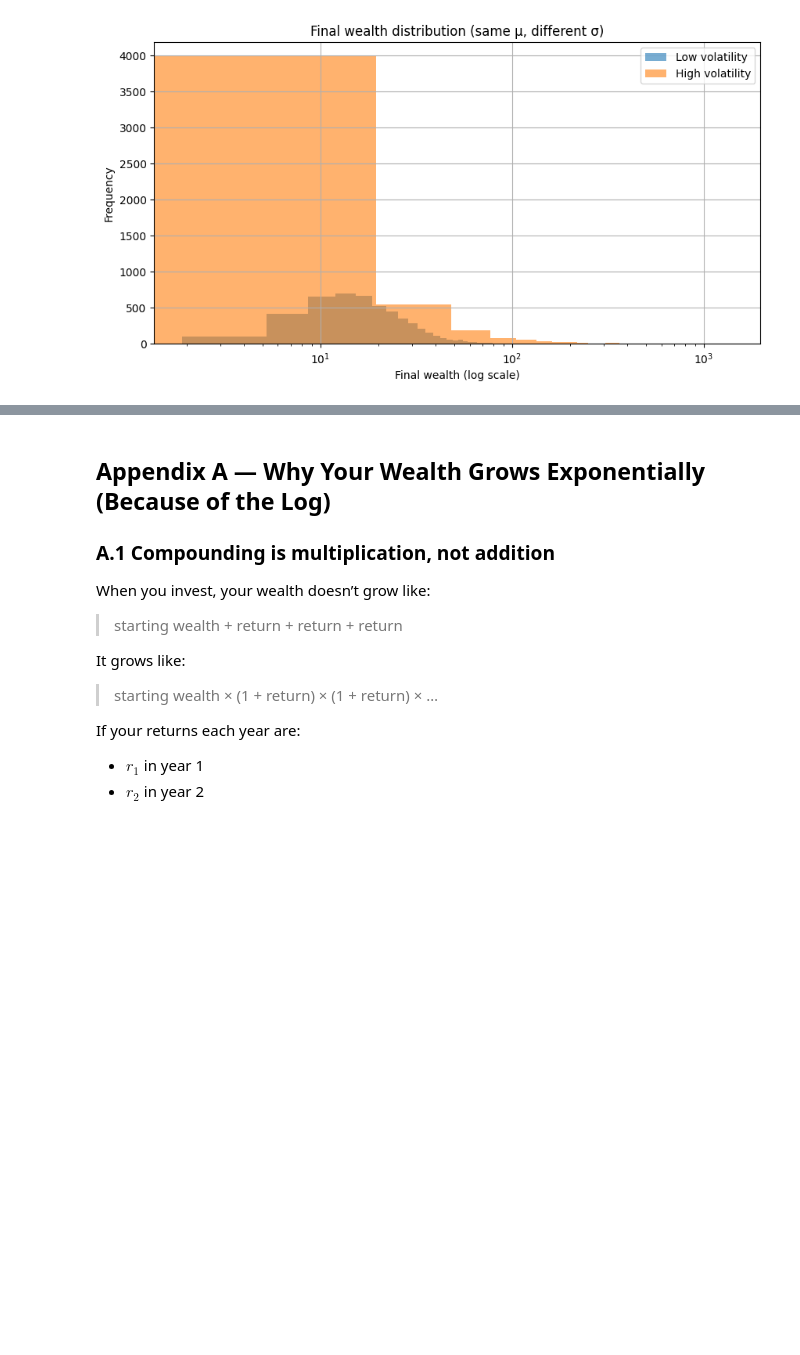
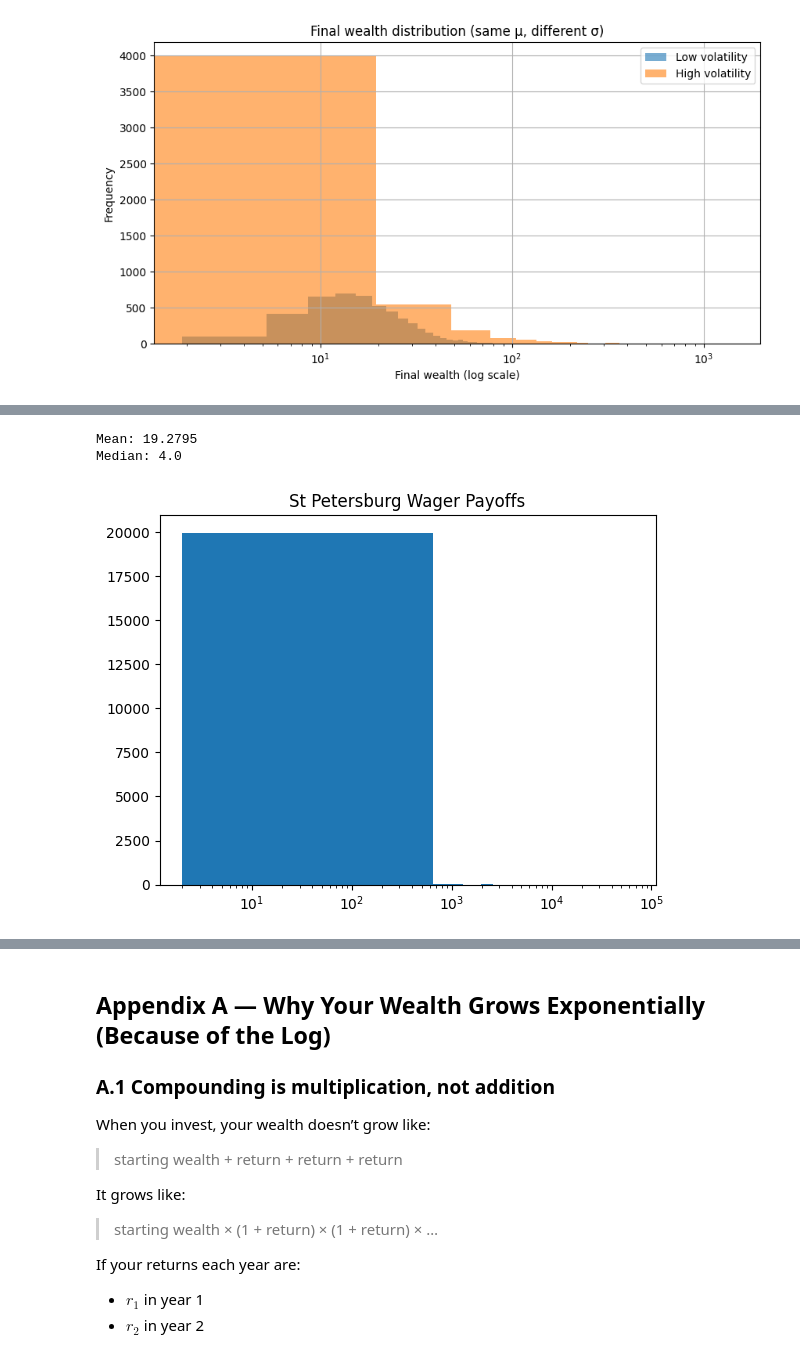
Before and after one commit to senanayake/colab-notebooks, a Jupyter notebook: SafeHavenLab.ipynb, the cells around one changed output, grey strips where cells are left out. Drawn from its saved outputs; the diff is of its cells as text; code cells hidden in the pictures; blank space fills up the shorter version.

```diff
--- a/SafeHavenLab.ipynb
+++ b/SafeHavenLab.ipynb
@@ -437,0 +454,19 @@ High volatility:
+# %%
+def play_game():
+    n = 1
+    while np.random.rand() > 0.5:
+        n += 1
+    return 2**n
+
+games = np.array([play_game() for _ in range(20000)])
+print("Mean:", games.mean())
+print("Median:", np.median(games))
+
+plt.hist(games, bins=100)
+plt.xscale("log")
+plt.title("St Petersburg Wager Payoffs")
+plt.show()
+# %% [output]
+Mean: 19.2795
+Median: 4.0
+[figure, added]
```
Also changed, not shown: parts of 9 cells of this notebook.
